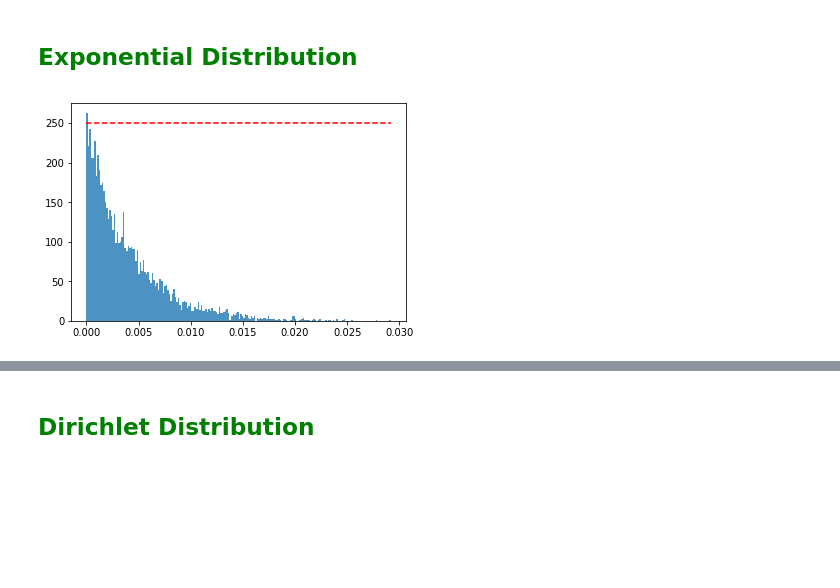
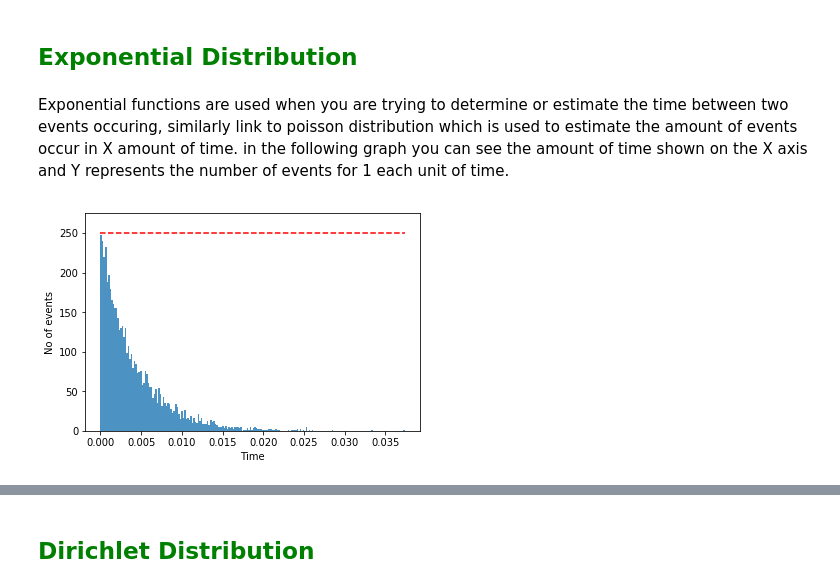
Before and after one commit to Michael-Kidd/4th-Year---Emerging-Technology, a Jupyter notebook: numpy-random.ipynb, the cells around one changed output, grey strips where cells are left out. Cells and saved outputs as stored; diff of their text form; code cells hidden in the pictures; blank space fills up the shorter version.

Commit message:
Added Wikipedia definitions to the distributions, also added my personal understanding of those distributions.

```diff
--- a/numpy-random.ipynb
+++ b/numpy-random.ipynb
@@ -94,13 +108,17 @@ plt.show()
 # %% [markdown]
 ## <span style="color:green">Exponential Distribution</span>
+# %% [markdown]
+Exponential functions are used when you are trying to determine or estimate the time between two events occuring, similarly link to poisson distribution which is used to estimate the amount of events occur in X amount of time. in the following graph you can see the amount of time shown on the X axis and Y represents the number of events for 1 each unit of time.
 # %%
 target = 250
 beta = 1.0/target
 
 Y = np.random.exponential(beta, 5000)
 plt.hist(Y, density=True, bins=200,lw=0,alpha=.8)
 plt.plot([0,max(Y)],[target,target],'r--')
 plt.ylim(0,target*1.1)
+plt.ylabel("No of events")
+plt.xlabel("Time")
 plt.show()
 # %% [output]
-[figure, old version]
+[figure, new version]
```
Also changed, not shown: parts of 23 cells of this notebook.
